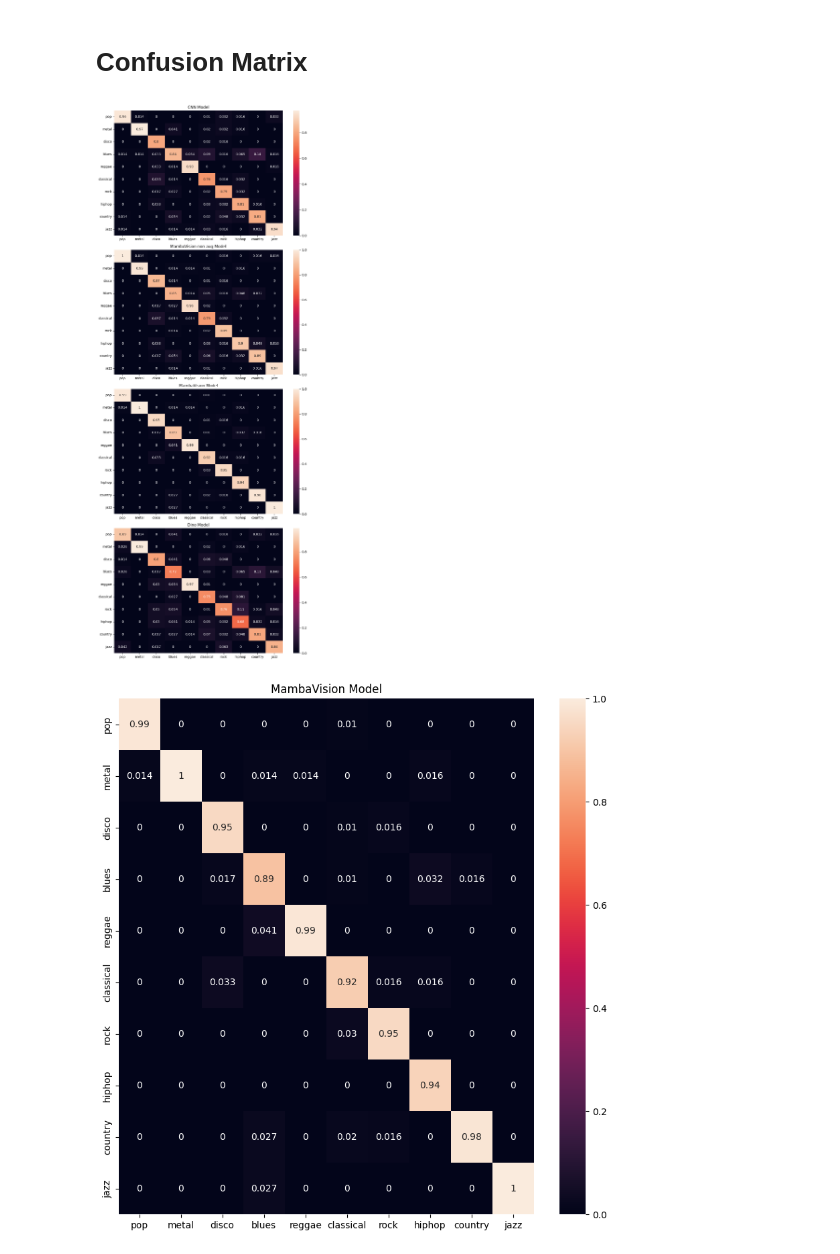
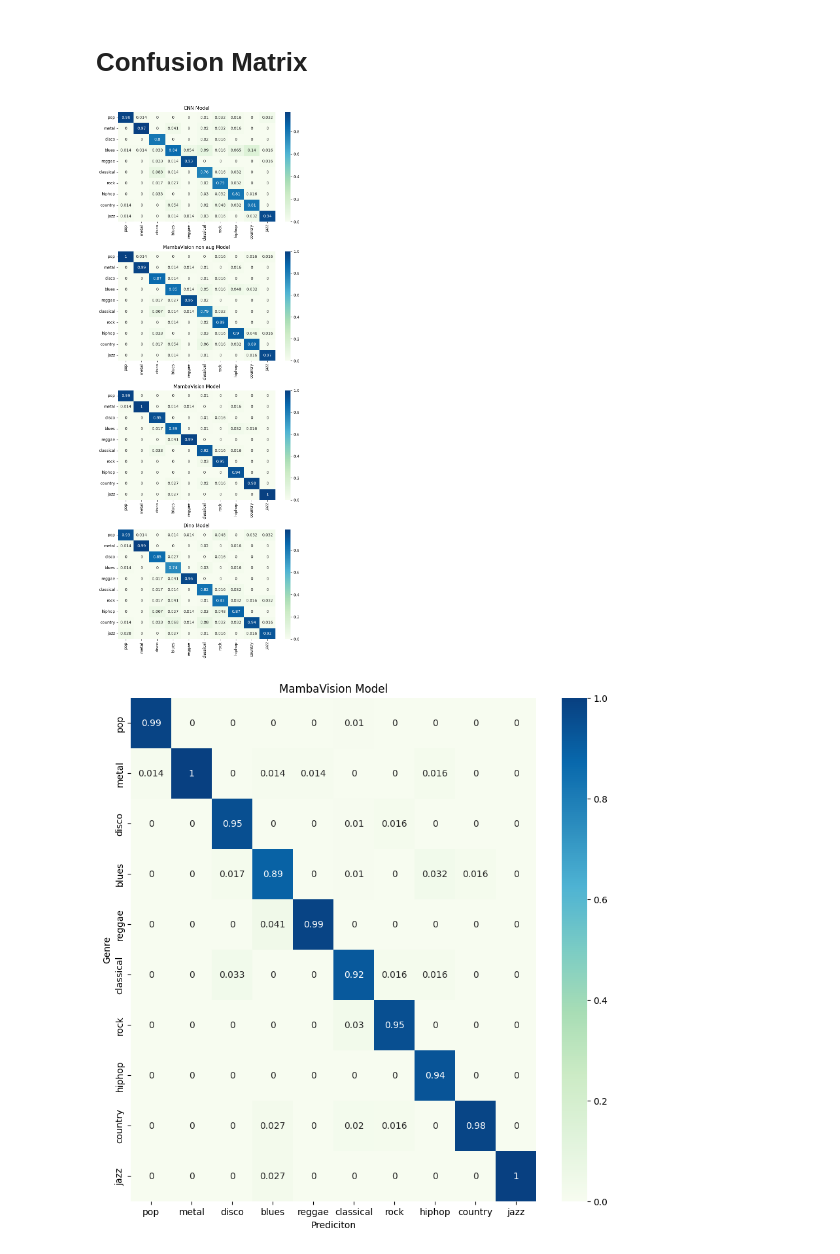
Before and after one commit to ovedtal1/WhatIsThisMusic, a Jupyter notebook: scripts/data_analysis.ipynb, the cells around one changed output. Saved outputs shown, nothing was run; the diff lists cells and outputs as text; code cells hidden in the pictures.

```diff
--- a/scripts/data_analysis.ipynb
+++ b/scripts/data_analysis.ipynb
@@ -10,7 +7,0 @@ import pandas as pd
-# %%
-with open(Para.LOG_SAVE_FOLD + 'cnnTest.json', 'r') as f:
-    cnnTest = json.load(f)
-with open(Para.LOG_SAVE_FOLD + 'crnnTest.json', 'r') as f:
-    crnnTest = json.load(f)
-with open(Para.LOG_SAVE_FOLD + 'lcrnnTest.json', 'r') as f:
-    lcrnnTest = json.load(f)
@@ -187,31 +135,35 @@ Dino_m/=sum(Dino_m)
 # %%
 cnn_m = pd.DataFrame(cnn_m, index = [Para.dictionary.get(i) for i in range(10)],
                   columns = [Para.dictionary.get(i) for i in range(10)],)
 MambaVision_m = pd.DataFrame(MambaVision_m, index = [Para.dictionary.get(i) for i in range(10)],
                   columns = [Para.dictionary.get(i) for i in range(10)],)
 MambaVisionAug_m = pd.DataFrame(MambaVisionAug_m, index = [Para.dictionary.get(i) for i in range(10)],
                   columns = [Para.dictionary.get(i) for i in range(10)],)
 Dino_m = pd.DataFrame(Dino_m, index = [Para.dictionary.get(i) for i in range(10)],
                   columns = [Para.dictionary.get(i) for i in range(10)],)
-plt.figure(figsize=(10, 24))
+plt.figure(figsize=(8, 20))
 plt.subplot(4, 1, 1)
 plt.title('CNN Model')
-sn.heatmap(cnn_m, annot=True,)
+sn.heatmap(cnn_m, annot=True, cmap='GnBu')
 plt.subplot(4, 1, 2)
 plt.title('MambaVision non aug Model')
-sn.heatmap(MambaVision_m, annot=True,)
+sn.heatmap(MambaVision_m, annot=True, cmap='GnBu')
 plt.subplot(4, 1, 3)
 plt.title('MambaVision Model')
-sn.heatmap(MambaVisionAug_m, annot=True,)
+sn.heatmap(MambaVisionAug_m, annot=True, cmap='GnBu')
 plt.subplot(4, 1, 4)
 plt.title('Dino Model')
-sn.heatmap(Dino_m, annot=True,)
+sn.heatmap(Dino_m, annot=True, cmap='GnBu')
 plt.tight_layout()
 plt.savefig('matrix.png')
 plt.figure(figsize=(10, 10))
 plt.title('MambaVision Model')
-sn.heatmap(MambaVisionAug_m, annot=True,)
+# Use cmap for green-blue color scheme
+sn.heatmap(MambaVisionAug_m, annot=True, cmap='GnBu')
 plt.savefig('matrix.png')
+plt.xlabel('Prediciton')
+plt.ylabel('Genre')
+plt.show()
 # %% [output]
-[figure, old version]
+[figure, new version]
-[figure, old version]
+[figure, new version]
```
Also changed, not shown: parts of 6 cells of this notebook, 3 other files.
